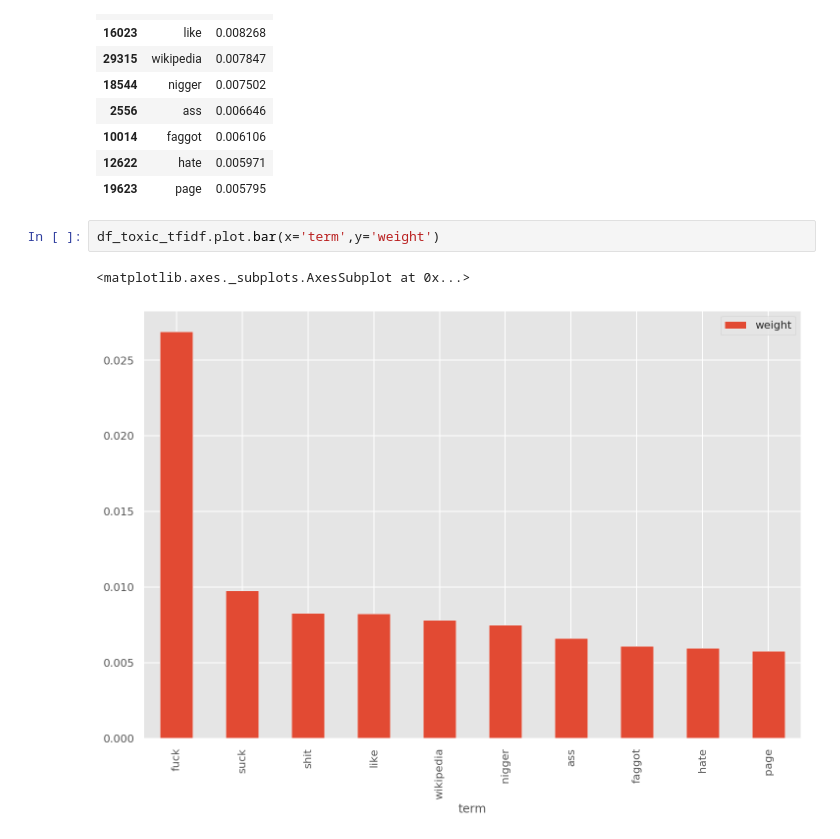
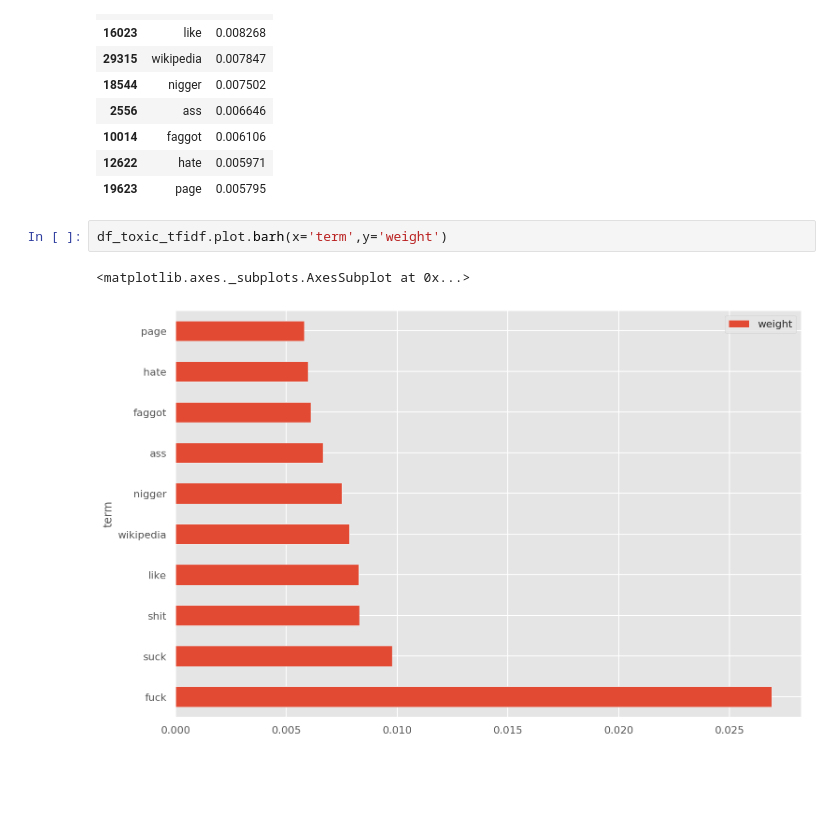
Before and after one commit to bhishanpdl/Project_Toxic_Comments, a Jupyter notebook: notebooks/a02_text_data_eda_and_visualization.ipynb, the cells around one changed output. Saved outputs shown, nothing was run; the diff lists cells and outputs as text; blank space fills up the shorter version.

```diff
--- a/notebooks/a02_text_data_eda_and_visualization.ipynb
+++ b/notebooks/a02_text_data_eda_and_visualization.ipynb
@@ -399,7 +397,7 @@ df_toxic_tfidf
 | 12622 | hate | 0.005971 |
 | 19623 | page | 0.005795 |
 # %%
-df_toxic_tfidf.plot.bar(x='term',y='weight')
+df_toxic_tfidf.plot.barh(x='term',y='weight')
 # %% [output]
 <matplotlib.axes._subplots.AxesSubplot at 0x...>
-[figure, old version]
+[figure, new version]
```
Also changed, not shown: parts of 10 cells of this notebook.
